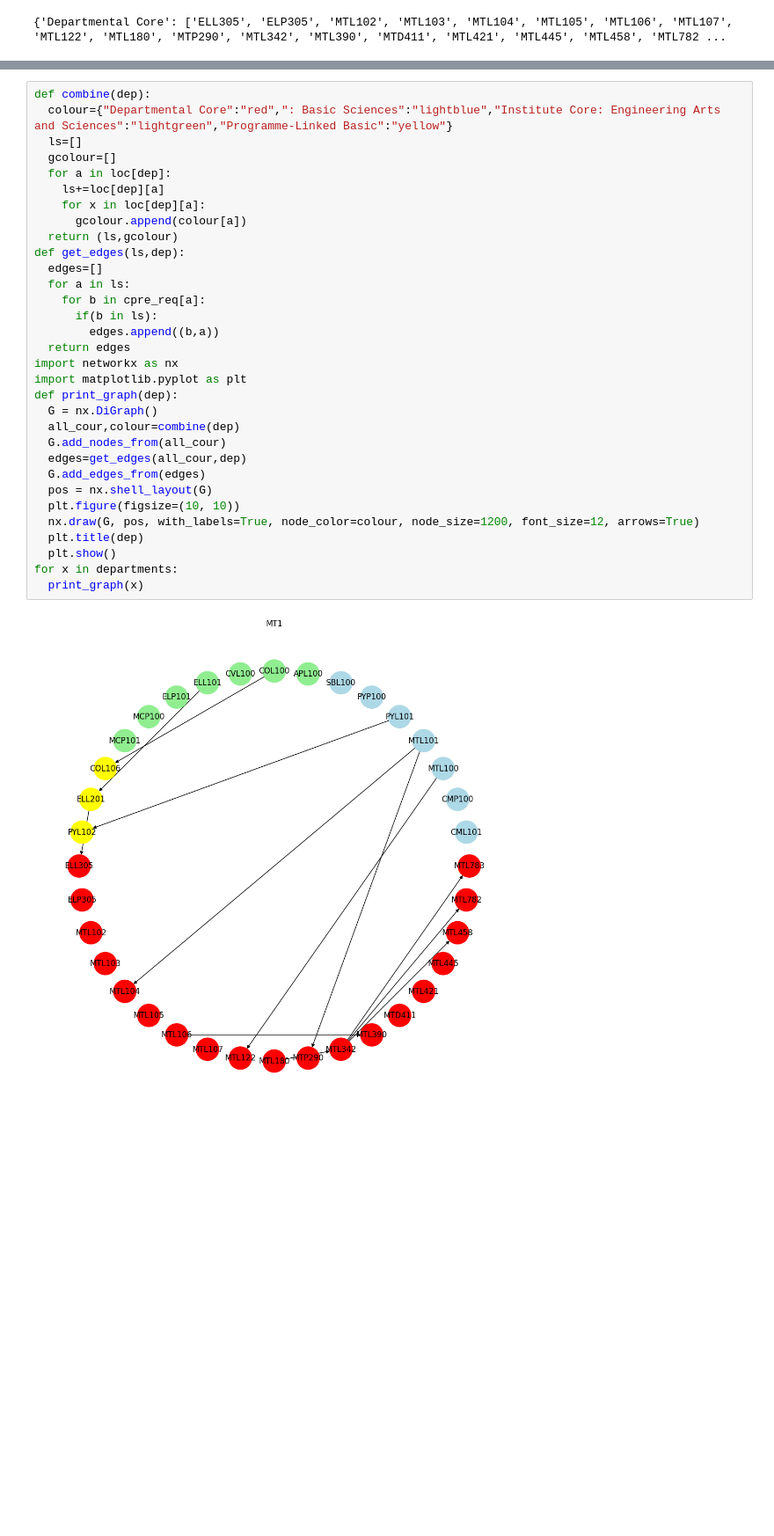
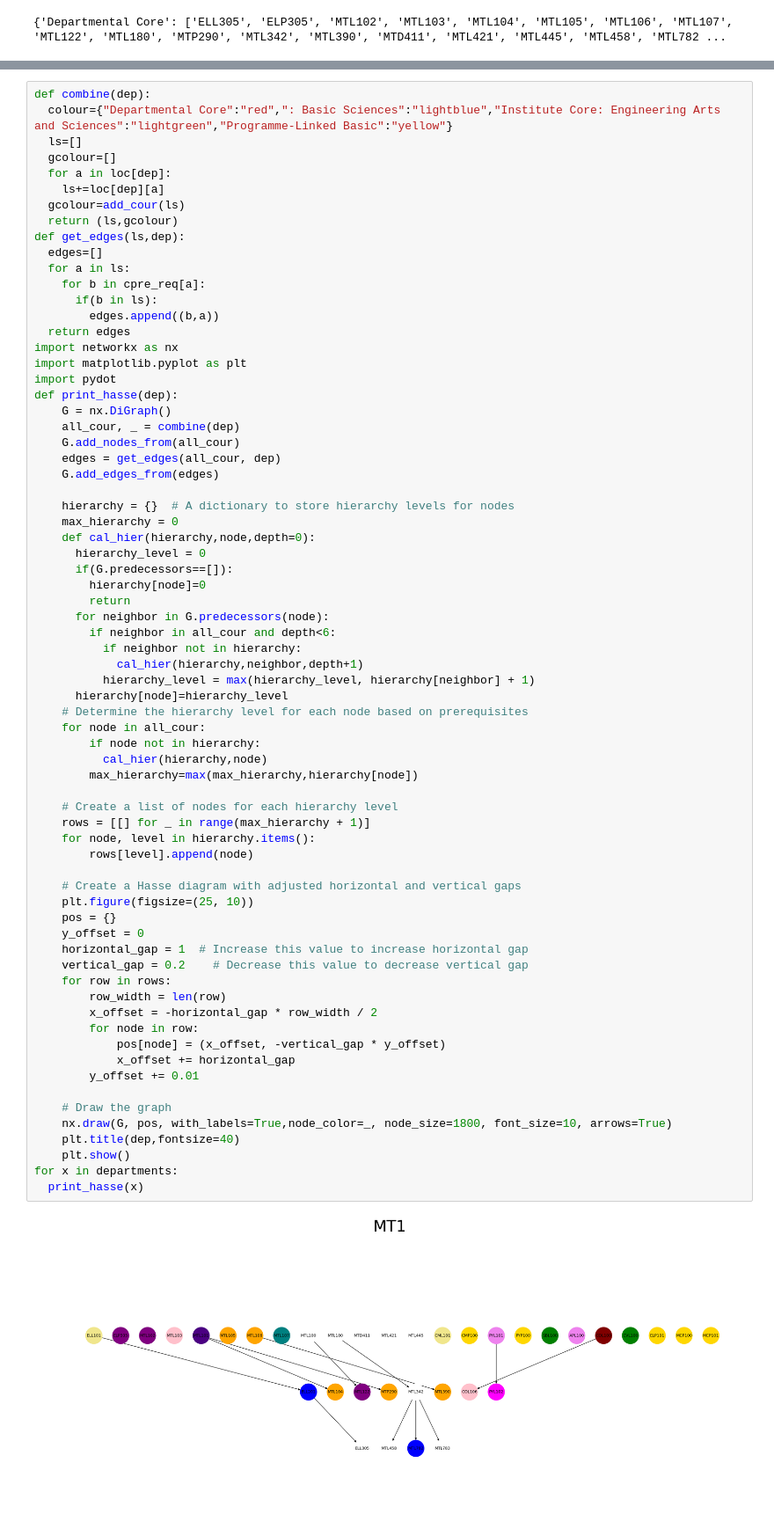
Before and after one commit to CodeGreatCommander/CourseOfStudy, a Jupyter notebook: COS.ipynb, the cells around one changed output, grey strips where cells are left out. Shown at 88% size. Saved outputs shown, nothing was run; the diff lists cells and outputs as text; blank space fills up the shorter version.

```diff
--- a/COS.ipynb
+++ b/COS.ipynb
@@ -127,34 +176,72 @@ print(loc["MT1"])
 # %%
 def combine(dep):
   colour={"Departmental Core":"red",": Basic Sciences":"lightblue","Institute Core: Engineering Arts and Sciences":"lightgreen","Programme-Linked Basic":"yellow"}
   ls=[]
   gcolour=[]
   for a in loc[dep]:
     ls+=loc[dep][a]
-    for x in loc[dep][a]:
-      gcolour.append(colour[a])
+  gcolour=add_cour(ls)
   return (ls,gcolour)
 def get_edges(ls,dep):
   edges=[]
   for a in ls:
     for b in cpre_req[a]:
       if(b in ls):
         edges.append((b,a))
   return edges
 import networkx as nx
 import matplotlib.pyplot as plt
-def print_graph(dep):
-  G = nx.DiGraph()
-  all_cour,colour=combine(dep)
-  G.add_nodes_from(all_cour)
-  edges=get_edges(all_cour,dep)
-  G.add_edges_from(edges)
-  pos = nx.shell_layout(G)
-  plt.figure(figsize=(10, 10))
-  nx.draw(G, pos, with_labels=True, node_color=colour, node_size=1200, font_size=12, arrows=True)
-  plt.title(dep)
-  plt.show()
+import pydot
+def print_hasse(dep):
+    G = nx.DiGraph()
+    all_cour, _ = combine(dep)
+    G.add_nodes_from(all_cour)
+    edges = get_edges(all_cour, dep)
+    G.add_edges_from(edges)
+
+    hierarchy = {}  # A dictionary to store hierarchy levels for nodes
+    max_hierarchy = 0
+    def cal_hier(hierarchy,node,depth=0):
+      hierarchy_level = 0
+      if(G.predecessors==[]):
+        hierarchy[node]=0
+        return
+      for neighbor in G.predecessors(node):
+        if neighbor in all_cour and depth<6:
+          if neighbor not in hierarchy:
+            cal_hier(hierarchy,neighbor,depth+1)
+          hierarchy_level = max(hierarchy_level, hierarchy[neighbor] + 1)
+      hierarchy[node]=hierarchy_level
+    # Determine the hierarchy level for each node based on prerequisites
+    for node in all_cour:
+        if node not in hierarchy:
+          cal_hier(hierarchy,node)
+        max_hierarchy=max(max_hierarchy,hierarchy[node])
+
+    # Create a list of nodes for each hierarchy level
+    rows = [[] for _ in range(max_hierarchy + 1)]
+    for node, level in hierarchy.items():
+        rows[level].append(node)
+
+    # Create a Hasse diagram with adjusted horizontal and vertical gaps
+    plt.figure(figsize=(25, 10))
+    pos = {}
+    y_offset = 0
+    horizontal_gap = 1  # Increase this value to increase horizontal gap
+    vertical_gap = 0.2    # Decrease this value to decrease vertical gap
+    for row in rows:
+        row_width = len(row)
+        x_offset = -horizontal_gap * row_width / 2
+        for node in row:
+            pos[node] = (x_offset, -vertical_gap * y_offset)
+            x_offset += horizontal_gap
+        y_offset += 0.01
+
+    # Draw the graph
+    nx.draw(G, pos, with_labels=True,node_color=_, node_size=1800, font_size=10, arrows=True)
+    plt.title(dep,fontsize=40)
+    plt.show()
 for x in departments:
-  print_graph(x)
+  print_hasse(x)
 # %% [output]
-[figure, old version]
+[figure, new version]
```
Also changed, not shown: parts of 7 cells of this notebook.
